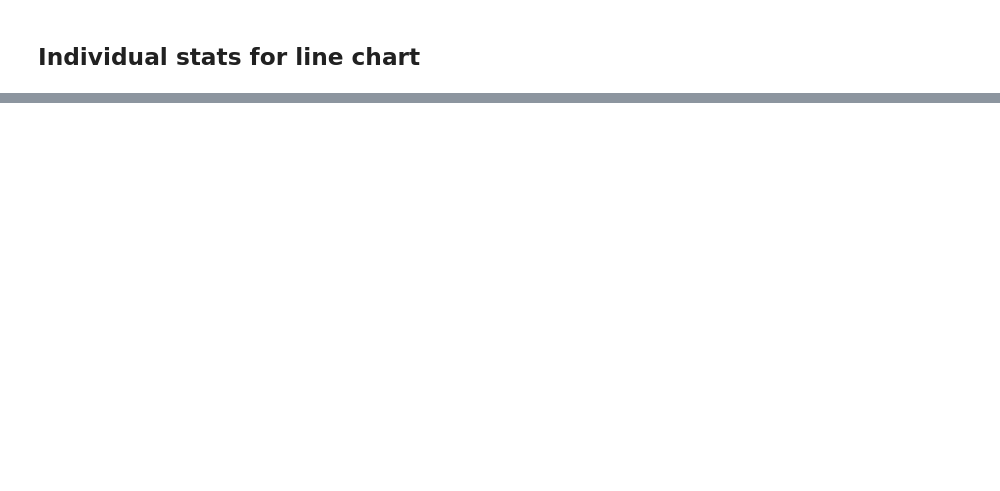
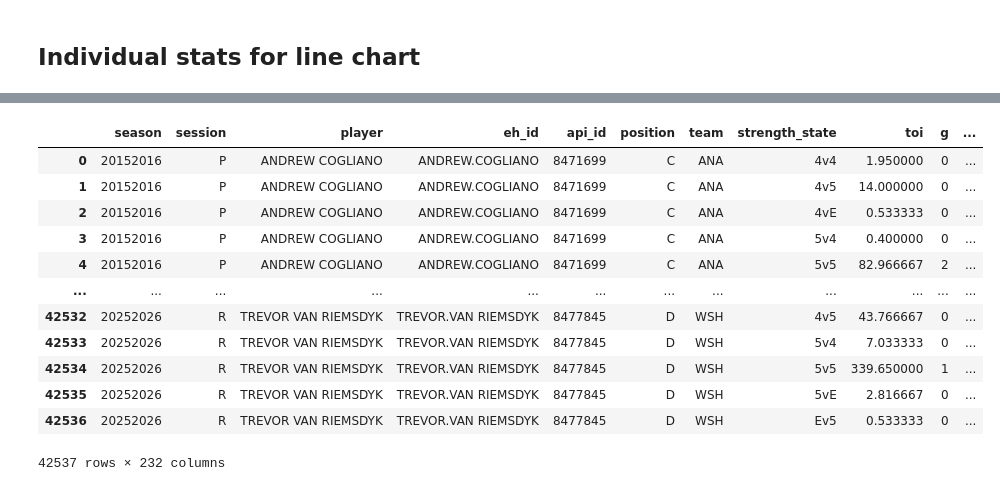
Before and after one commit to chickenandstats/chickenstats-blog, a Jupyter notebook: nbs/blog/posts/nashville_predators/saros/index.ipynb, the cells around one changed output, grey strips where cells are left out. Saved outputs shown, nothing was run; the diff lists cells and outputs as text; code cells hidden in the pictures; blank space fills up the shorter version.

```diff
--- a/nbs/blog/posts/nashville_predators/saros/index.ipynb
+++ b/nbs/blog/posts/nashville_predators/saros/index.ipynb
@@ -173,0 +181,16 @@ play_by_play.loc[condition]
+# %%
+season_stats
+# %% [output]
+|  | season | session | player | eh_id | api_id | position | team | strength_state | toi | g | ... |
+| 0 | 20152016 | P | ANDREW COGLIANO | ANDREW.COGLIANO | 8471699 | C | ANA | 4v4 | 1.950000 | 0 | ... |
+| 1 | 20152016 | P | ANDREW COGLIANO | ANDREW.COGLIANO | 8471699 | C | ANA | 4v5 | 14.000000 | 0 | ... |
+| 2 | 20152016 | P | ANDREW COGLIANO | ANDREW.COGLIANO | 8471699 | C | ANA | 4vE | 0.533333 | 0 | ... |
+| 3 | 20152016 | P | ANDREW COGLIANO | ANDREW.COGLIANO | 8471699 | C | ANA | 5v4 | 0.400000 | 0 | ... |
+| 4 | 20152016 | P | ANDREW COGLIANO | ANDREW.COGLIANO | 8471699 | C | ANA | 5v5 | 82.966667 | 2 | ... |
+| ... | ... | ... | ... | ... | ... | ... | ... | ... | ... | ... | ... |
+| 42532 | 20252026 | R | TREVOR VAN RIEMSDYK | TREVOR.VAN RIEMSDYK | 8477845 | D | WSH | 4v5 | 43.766667 | 0 | ... |
+| 42533 | 20252026 | R | TREVOR VAN RIEMSDYK | TREVOR.VAN RIEMSDYK | 8477845 | D | WSH | 5v4 | 7.033333 | 0 | ... |
+| 42534 | 20252026 | R | TREVOR VAN RIEMSDYK | TREVOR.VAN RIEMSDYK | 8477845 | D | WSH | 5v5 | 339.650000 | 1 | ... |
+| 42535 | 20252026 | R | TREVOR VAN RIEMSDYK | TREVOR.VAN RIEMSDYK | 8477845 | D | WSH | 5vE | 2.816667 | 0 | ... |
+| 42536 | 20252026 | R | TREVOR VAN RIEMSDYK | TREVOR.VAN RIEMSDYK | 8477845 | D | WSH | Ev5 | 0.533333 | 0 | ... |
+42537 rows × 232 columns
```
Also changed, not shown: parts of 9 cells of this notebook.
